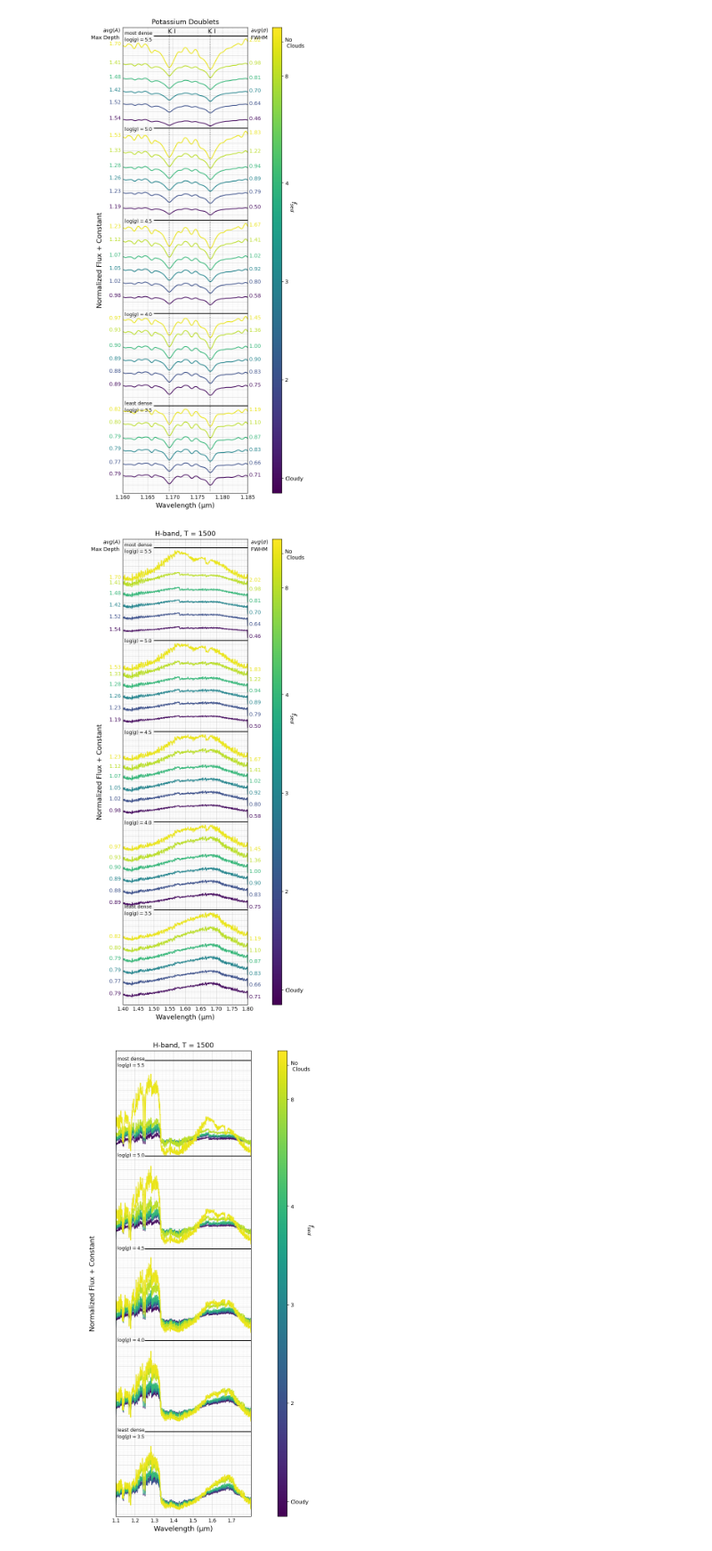
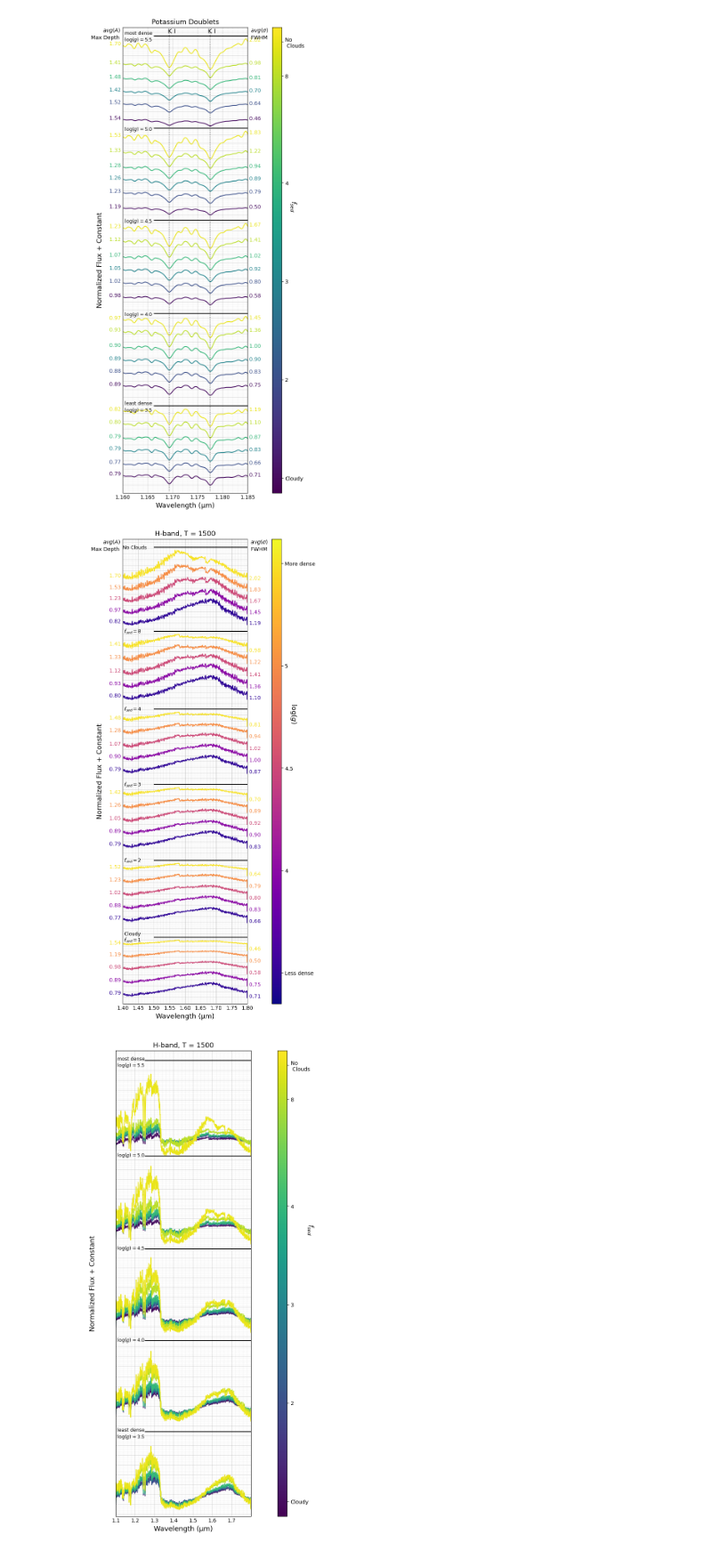
Before and after one commit to BDNYC/quantifying_clouds_ally, a Jupyter notebook: notebooks/visualizing_sonora.ipynb, the cells around one changed output. Shown at 89% size. Saved outputs shown, nothing was run; the diff lists cells and outputs as text; code cells hidden in the pictures.

```diff
--- a/notebooks/visualizing_sonora.ipynb
+++ b/notebooks/visualizing_sonora.ipynb
@@ -51,9 +51,12 @@ long_plot(parameter_df, convolve_data_dict, x_min = 1.16, x_max = 1.185,
 # %%
 long_plot(parameter_df, convolve_data_dict, x_min = 1.4, x_max = 1.8,
                   x_increment = 0.05, const_spacing = 2, norm_scaling = 5e10,
-                  title = "H-band, Т = 1500", color_by_logg = False)
+                  title = "H-band, Т = 1500", color_by_logg = True)
+
+
+plt.savefig('/Users/allybaldelli/Desktop/AMNH-stuff/quantifying_clouds_ally/plots/long_plot_logg_H-band.png')
 # %% [output]
-[figure, old version]
+[figure, new version]
 # %%
 #overlaid version
 
```
Also changed, not shown: 1 other file.
